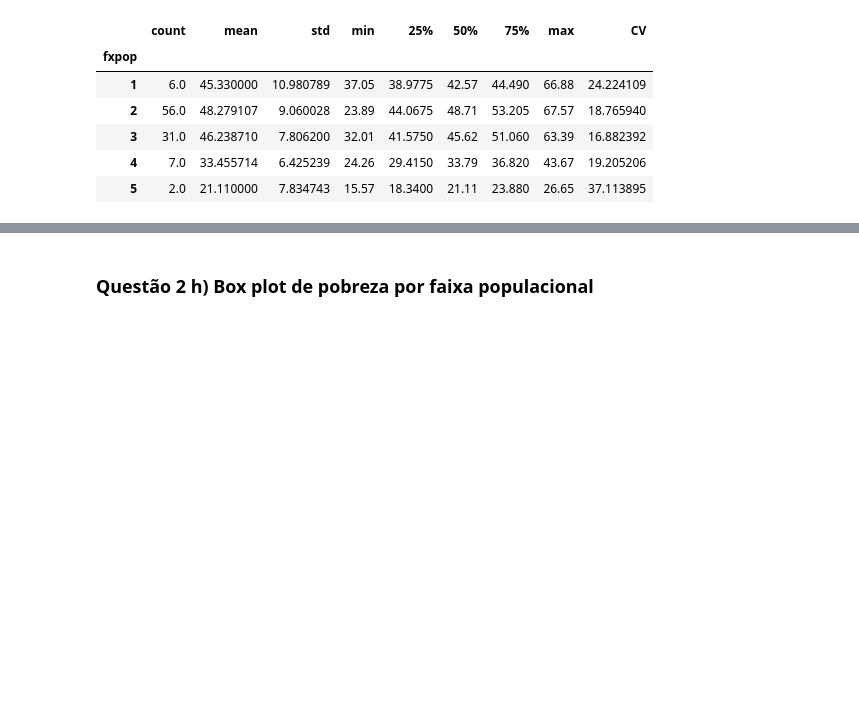
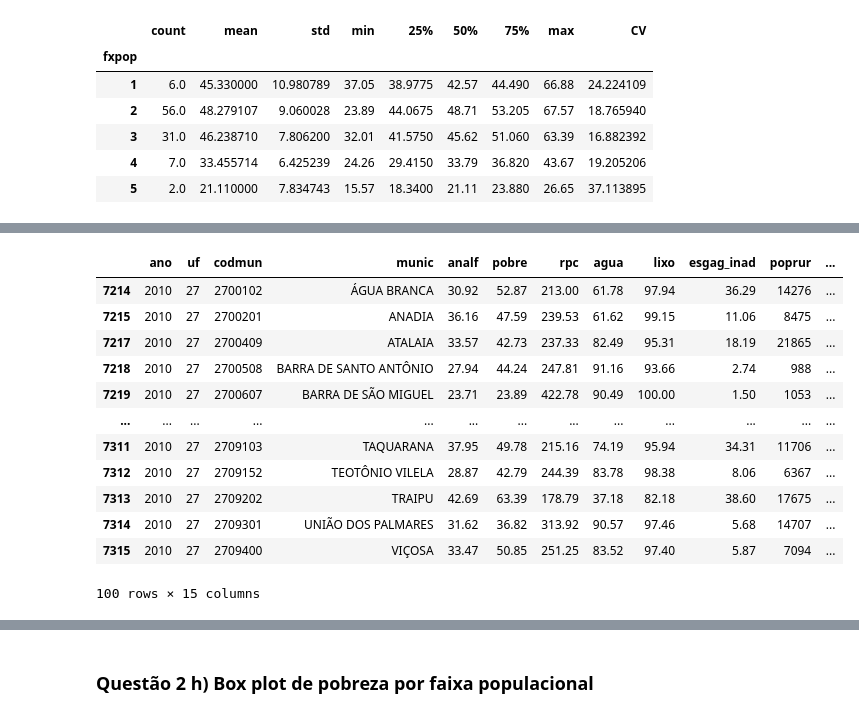
Before and after one commit to viniventur/Exercicio-Econometrico, a Jupyter notebook: Exe_Econometrico.ipynb, the cells around one changed output, grey strips where cells are left out. Cells and saved outputs as stored; diff of their text form; code cells hidden in the pictures; blank space fills up the shorter version.

```diff
--- a/Exe_Econometrico.ipynb
+++ b/Exe_Econometrico.ipynb
@@ -655,0 +690,17 @@ Text(0, 0.5, 'Taxa de Pobreza')
+# %%
+alsem_ara_e_mcz = al[(al.poptot <= 200000)]
+alsem_ara_e_mcz
+# %% [output]
+|  | ano | uf | codmun | munic | analf | pobre | rpc | agua | lixo | esgag_inad | poprur | ... |
+| 7214 | 2010 | 27 | 2700102 | ÁGUA BRANCA | 30.92 | 52.87 | 213.00 | 61.78 | 97.94 | 36.29 | 14276 | ... |
+| 7215 | 2010 | 27 | 2700201 | ANADIA | 36.16 | 47.59 | 239.53 | 61.62 | 99.15 | 11.06 | 8475 | ... |
+| 7217 | 2010 | 27 | 2700409 | ATALAIA | 33.57 | 42.73 | 237.33 | 82.49 | 95.31 | 18.19 | 21865 | ... |
+| 7218 | 2010 | 27 | 2700508 | BARRA DE SANTO ANTÔNIO | 27.94 | 44.24 | 247.81 | 91.16 | 93.66 | 2.74 | 988 | ... |
+| 7219 | 2010 | 27 | 2700607 | BARRA DE SÃO MIGUEL | 23.71 | 23.89 | 422.78 | 90.49 | 100.00 | 1.50 | 1053 | ... |
+| ... | ... | ... | ... | ... | ... | ... | ... | ... | ... | ... | ... | ... |
+| 7311 | 2010 | 27 | 2709103 | TAQUARANA | 37.95 | 49.78 | 215.16 | 74.19 | 95.94 | 34.31 | 11706 | ... |
+| 7312 | 2010 | 27 | 2709152 | TEOTÔNIO VILELA | 28.87 | 42.79 | 244.39 | 83.78 | 98.38 | 8.06 | 6367 | ... |
+| 7313 | 2010 | 27 | 2709202 | TRAIPU | 42.69 | 63.39 | 178.79 | 37.18 | 82.18 | 38.60 | 17675 | ... |
+| 7314 | 2010 | 27 | 2709301 | UNIÃO DOS PALMARES | 31.62 | 36.82 | 313.92 | 90.57 | 97.46 | 5.68 | 14707 | ... |
+| 7315 | 2010 | 27 | 2709400 | VIÇOSA | 33.47 | 50.85 | 251.25 | 83.52 | 97.40 | 5.87 | 7094 | ... |
+100 rows × 15 columns
```
Also changed, not shown: parts of 15 cells of this notebook.
